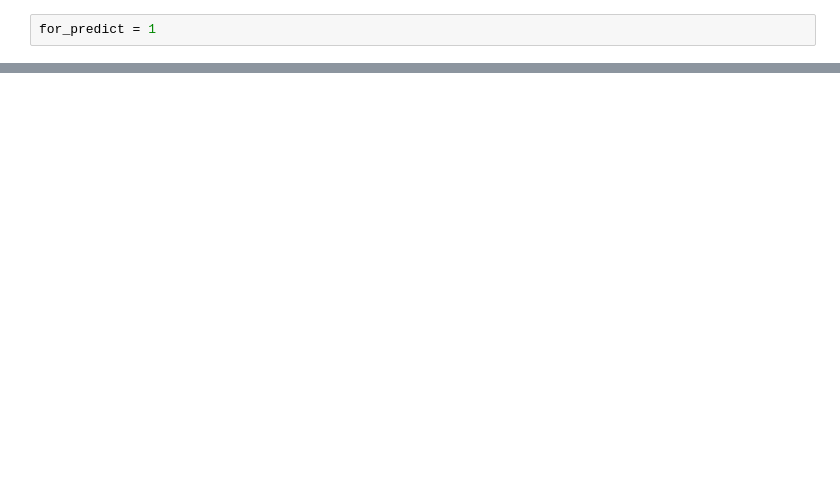
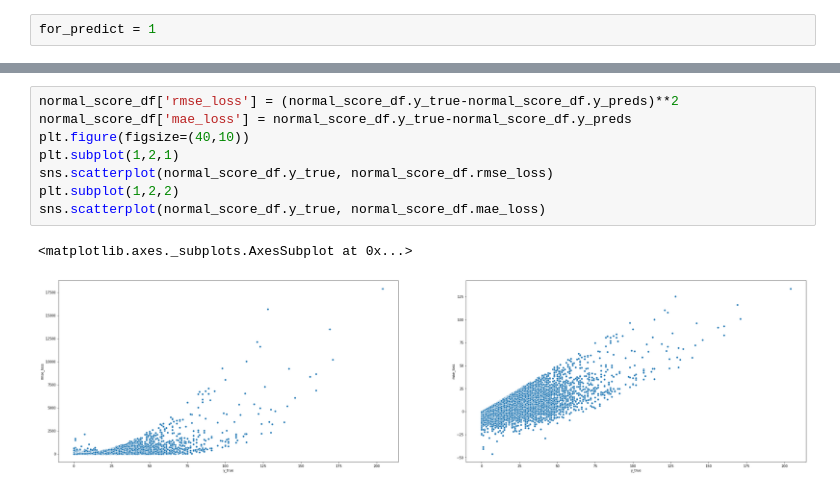
Before and after one commit to M0T0-2020/WalMart_2020, a Jupyter notebook: run-cv-m5-ver9-train.ipynb, the cells around one changed output, grey strips where cells are left out. Drawn from its saved outputs; the diff is of its cells as text; blank space fills up the shorter version.

```diff
--- a/run-cv-m5-ver9-train.ipynb
+++ b/run-cv-m5-ver9-train.ipynb
@@ -712,0 +576,11 @@ Wall time: 8.58 µs
+# %%
+normal_score_df['rmse_loss'] = (normal_score_df.y_true-normal_score_df.y_preds)**2
+normal_score_df['mae_loss'] = normal_score_df.y_true-normal_score_df.y_preds
+plt.figure(figsize=(40,10))
+plt.subplot(1,2,1)
+sns.scatterplot(normal_score_df.y_true, normal_score_df.rmse_loss)
+plt.subplot(1,2,2)
+sns.scatterplot(normal_score_df.y_true, normal_score_df.mae_loss)
+# %% [output]
+<matplotlib.axes._subplots.AxesSubplot at 0x...>
+[figure, added]
```
Also changed, not shown: parts of 56 cells of this notebook.
